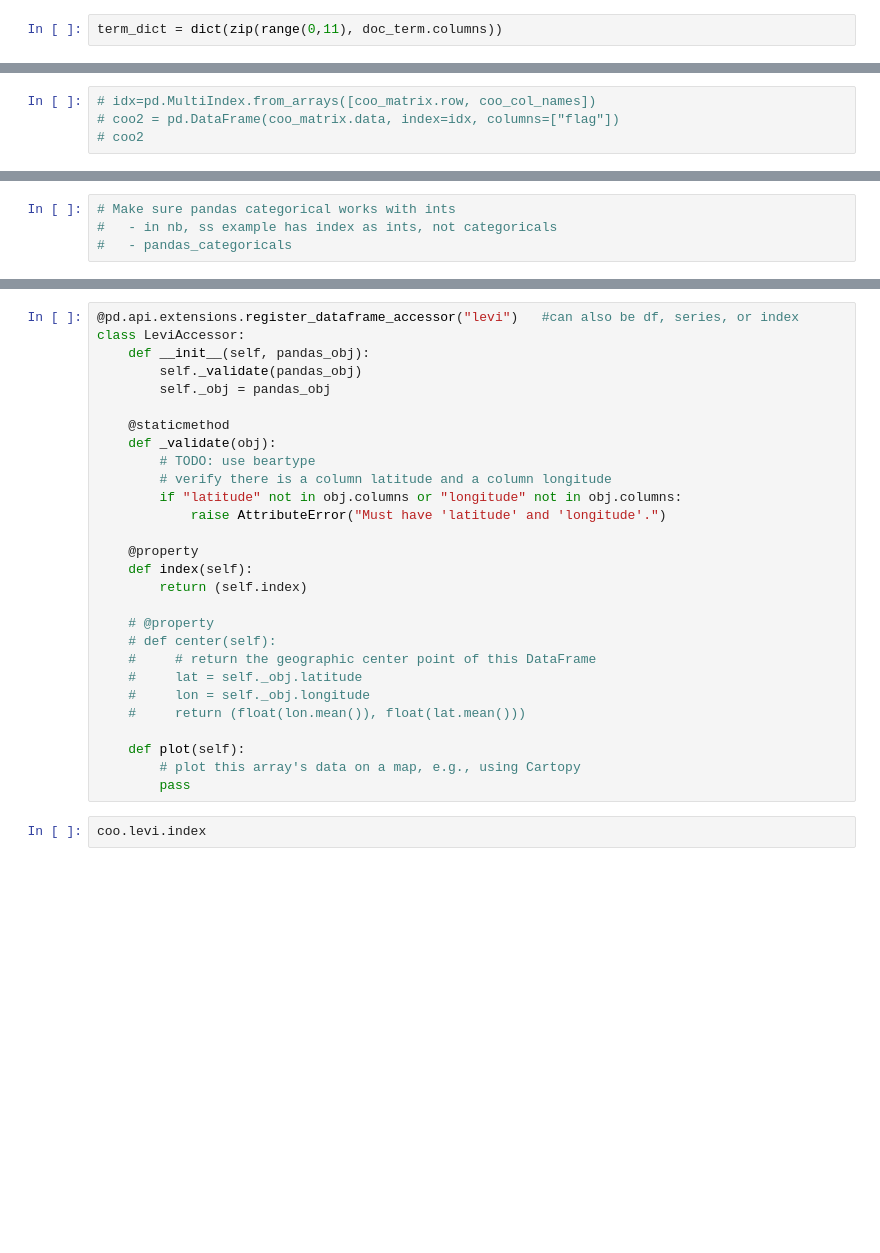
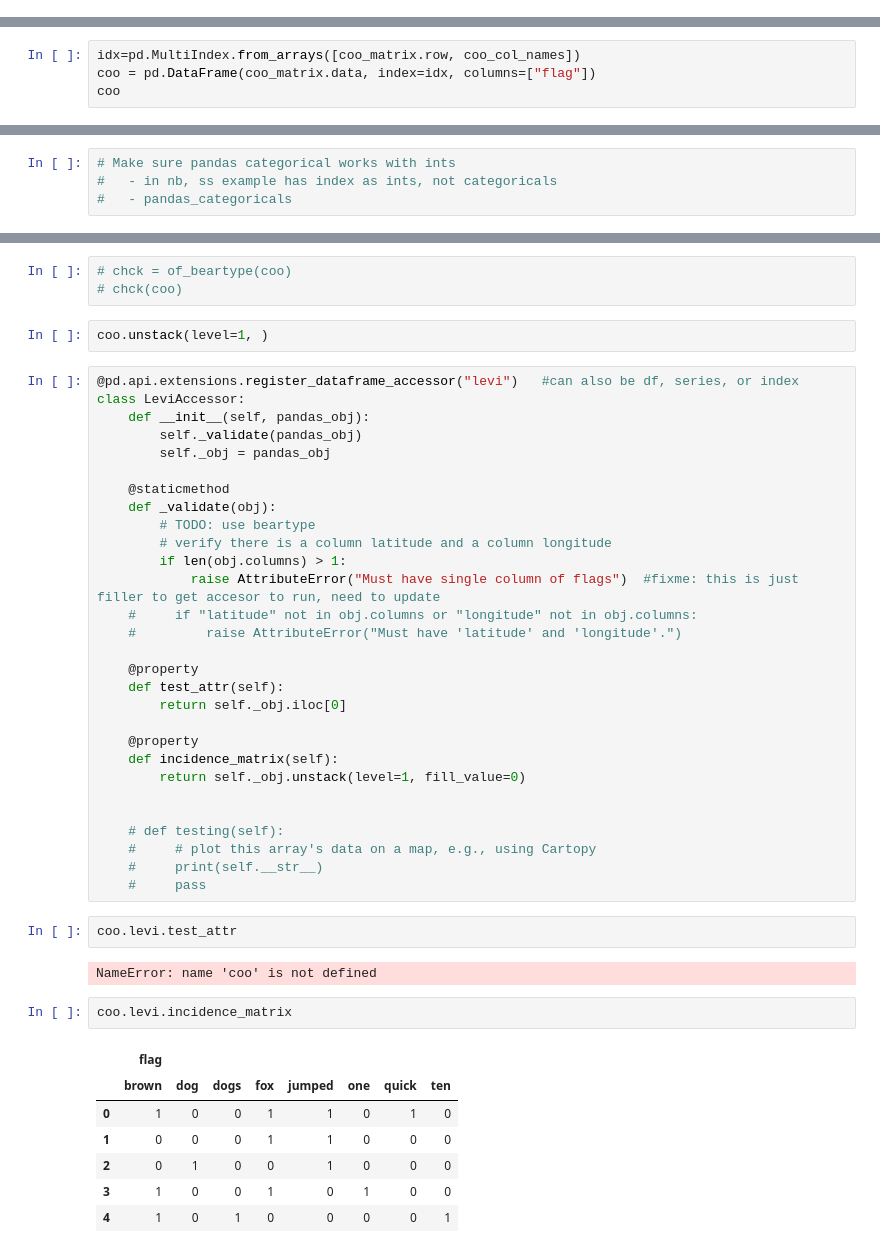
Before and after one commit to usnistgov/grabble, a Jupyter notebook: notebooks/python_decorator.ipynb, the cells around one changed output, grey strips where cells are left out. Cells and saved outputs as stored; diff of their text form; blank space fills up the shorter version.

```diff
--- a/notebooks/python_decorator.ipynb
+++ b/notebooks/python_decorator.ipynb
@@ -120,5 +109,3 @@ term_dict
-# %%
-term_dict = dict(zip(range(0,11), doc_term.columns))
 # %%
 coo_cols = coo_cols.tolist()
 coo_col_names = [term_dict[key] for key in coo_cols]
@@ -144,4 +112,4 @@ coo
 # %%
-# idx=pd.MultiIndex.from_arrays([coo_matrix.row, coo_col_names])
-# coo2 = pd.DataFrame(coo_matrix.data, index=idx, columns=["flag"])
-# coo2
+idx=pd.MultiIndex.from_arrays([coo_matrix.row, coo_col_names])
+coo = pd.DataFrame(coo_matrix.data, index=idx, columns=["flag"])
+coo
@@ -163,3 +209,8 @@ coo
+# %%
+# chck = of_beartype(coo)
+# chck(coo)
+# %%
+coo.unstack(level=1, )
 # %%
 @pd.api.extensions.register_dataframe_accessor("levi")   #can also be df, series, or index
 class LeviAccessor:
@@ -171,22 +222,35 @@ class LeviAccessor:
     def _validate(obj):
         # TODO: use beartype
         # verify there is a column latitude and a column longitude
-        if "latitude" not in obj.columns or "longitude" not in obj.columns:
-            raise AttributeError("Must have 'latitude' and 'longitude'.")
+        if len(obj.columns) > 1:
+            raise AttributeError("Must have single column of flags")  #fixme: this is just filler to get accesor to run, need to update
+    #     if "latitude" not in obj.columns or "longitude" not in obj.columns:
+    #         raise AttributeError("Must have 'latitude' and 'longitude'.")
 
     @property
-    def index(self):
-        return (self.index)
+    def test_attr(self):
+        return self._obj.iloc[0]
 
-    # @property
-    # def center(self):
-    #     # return the geographic center point of this DataFrame
-    #     lat = self._obj.latitude
-    #     lon = self._obj.longitude
-    #     return (float(lon.mean()), float(lat.mean()))
+    @property
+    def incidence_matrix(self):
+        return self._obj.unstack(level=1, fill_value=0)
 
-    def plot(self):
-        # plot this array's data on a map, e.g., using Cartopy
-        pass
+
+    # def testing(self):
+    #     # plot this array's data on a map, e.g., using Cartopy
+    #     print(self.__str__)
+    #     pass
 # %%
-coo.levi.index
+coo.levi.test_attr
+# %% [output]
+NameError: name 'coo' is not defined
+# %%
+coo.levi.incidence_matrix
+# %% [output]
+|  | flag |  |  |  |  |  |  |  |
+|  | brown | dog | dogs | fox | jumped | one | quick | ten |
+| 0 | 1 | 0 | 0 | 1 | 1 | 0 | 1 | 0 |
+| 1 | 0 | 0 | 0 | 1 | 1 | 0 | 0 | 0 |
+| 2 | 0 | 1 | 0 | 0 | 1 | 0 | 0 | 0 |
+| 3 | 1 | 0 | 0 | 1 | 0 | 1 | 0 | 0 |
+| 4 | 1 | 0 | 1 | 0 | 0 | 0 | 0 | 1 |
```
Also changed, not shown: parts of 13 cells of this notebook.
